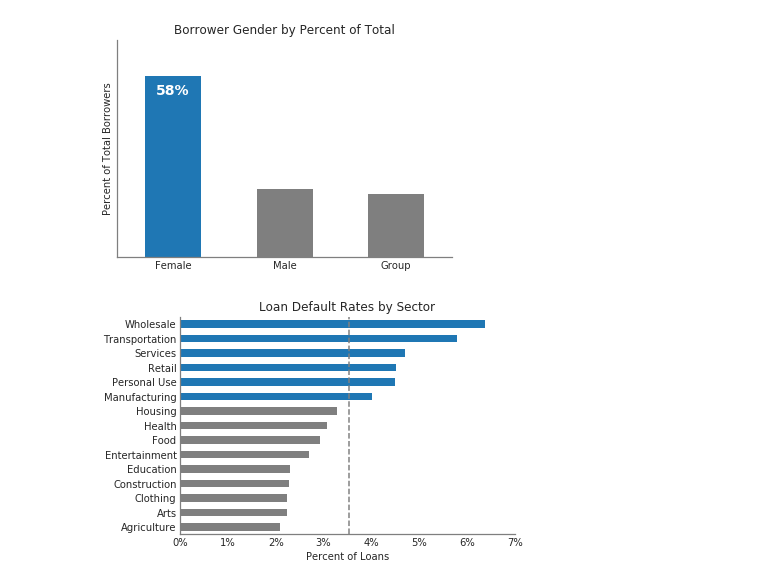
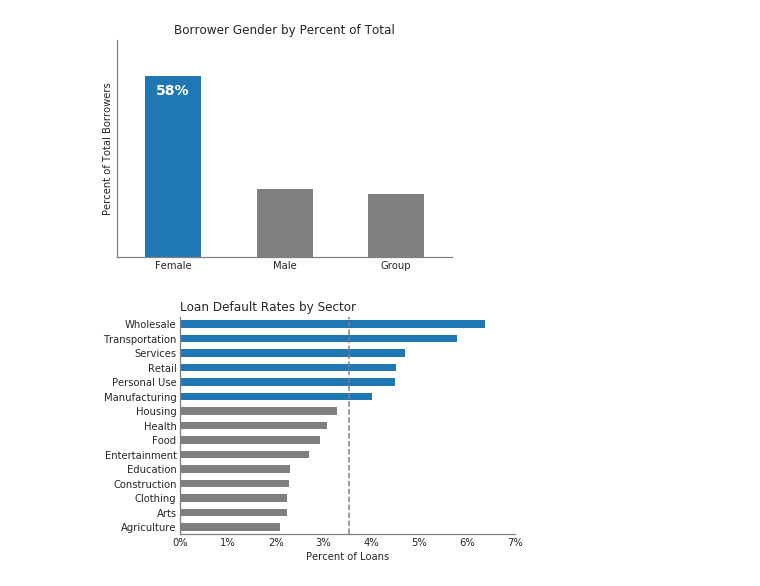
Before and after one commit to clcarver1130/dsi_capstone_project, a Jupyter notebook: notebooks/intial_eda.ipynb, the cells around one changed output. Drawn from its saved outputs; the diff is of its cells as text; code cells hidden in the pictures.

Commit message:
Create new visualizations

```diff
--- a/notebooks/intial_eda.ipynb
+++ b/notebooks/intial_eda.ipynb
@@ -61,19 +70,19 @@ default_by_sector.set_index('Sector', inplace=True)
 # %%
 ax = default_by_sector.plot(kind='barh', legend=False)
 plt.axvline(default_by_sector['Default_pct'].mean(), color='grey', linestyle='--')
 for bar in ax.patches:
     bar.set_facecolor(color=rgb_color(127,127,127)) # Set all to grey
 for bar in range(-6,0):
     ax.patches[bar].set_facecolor(rgb_color(31,119,180)) # highlight those above average with blue
 labels=[str(int(round(label*100)))+'%' for label in np.arange(0,0.08,0.01)]
-plt.title('Loan Default Rates by Sector')
+plt.title('Loan Default Rates by Sector', loc='left')
 plt.ylabel('')
 plt.xlabel('Percent of Loans')
 plt.xticks(np.arange(0,0.08, 0.01), labels)
 ax.spines['right'].set_visible(False)
 ax.spines['top'].set_visible(False)
 ax.spines['bottom'].set_color(tableau_grey)
 ax.spines['left'].set_color(tableau_grey)
 plt.savefig('../pictures/defaults_by_sector.png', dpi=600, transparent=True, bbox_inches='tight', orientation='landscape')
 # %% [output]
-[figure, old version]
+[figure, new version]
```
Also changed, not shown: parts of 5 cells of this notebook, 2 other files.
